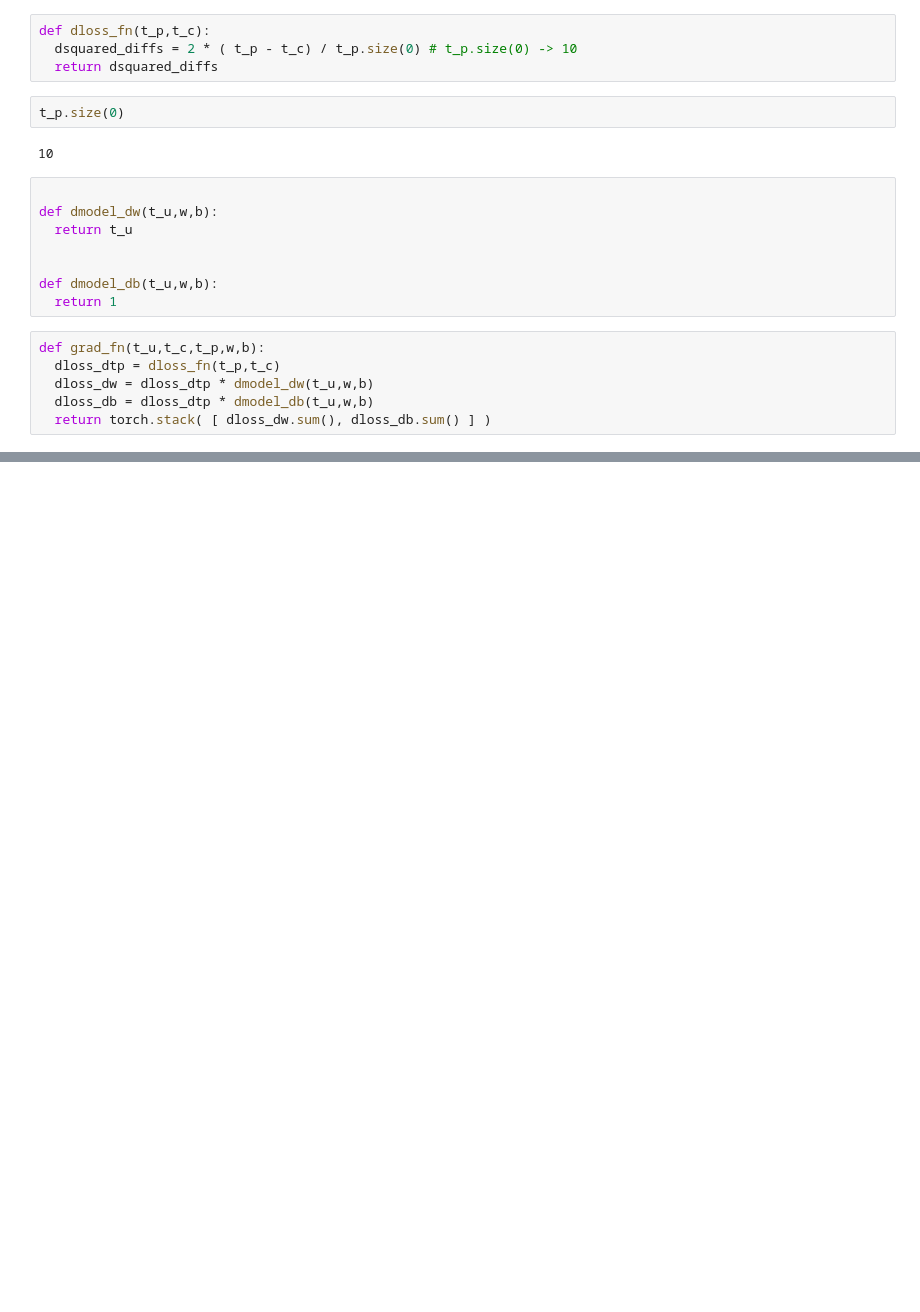
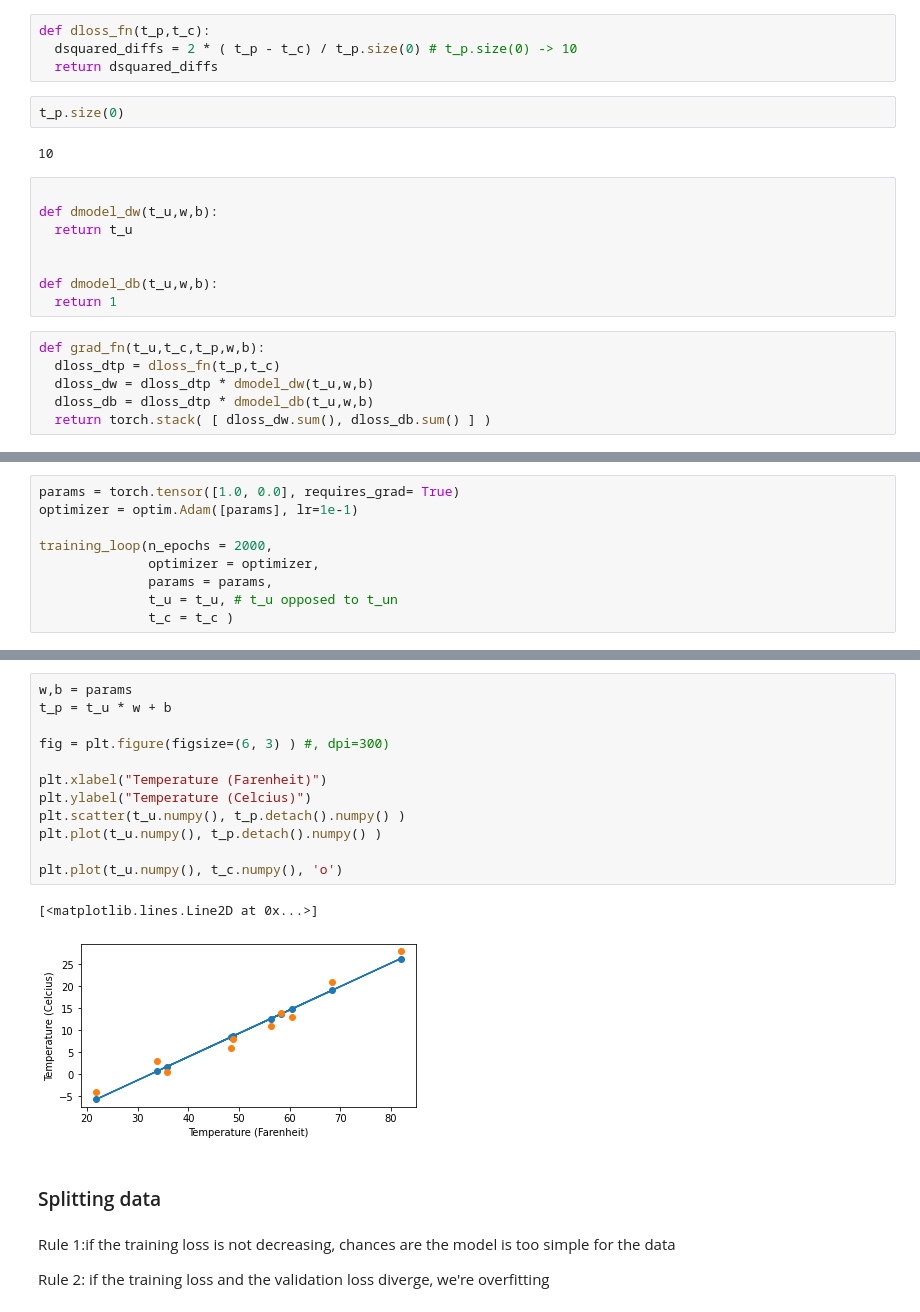
Before and after one commit to harttu/courses, a Jupyter notebook: DeepLearningWithPytorch/Chapter5_model_from_scratch.ipynb, the cells around one changed output, grey strips where cells are left out. Drawn from its saved outputs; the diff is of its cells as text; blank space fills up the shorter version.

```diff
--- a/DeepLearningWithPytorch/Chapter5_model_from_scratch.ipynb
+++ b/DeepLearningWithPytorch/Chapter5_model_from_scratch.ipynb
@@ -119,0 +440,9 @@ tensor([nan, nan])
+# %%
+params = torch.tensor([1.0, 0.0], requires_grad= True)
+optimizer = optim.Adam([params], lr=1e-1)
+
+training_loop(n_epochs = 2000,
+              optimizer = optimizer,
+              params = params,
+              t_u = t_u, # t_u opposed to t_un
+              t_c = t_c )
@@ -119,0 +455,21 @@ tensor([nan, nan])
+# %%
+w,b = params
+t_p = t_u * w + b
+
+fig = plt.figure(figsize=(6, 3) ) #, dpi=300)
+
+plt.xlabel("Temperature (Farenheit)")
+plt.ylabel("Temperature (Celcius)")
+plt.scatter(t_u.numpy(), t_p.detach().numpy() )
+plt.plot(t_u.numpy(), t_p.detach().numpy() )
+
+plt.plot(t_u.numpy(), t_c.numpy(), 'o')
+# %% [output]
+[<matplotlib.lines.Line2D at 0x...>]
+[figure, added]
+# %% [markdown]
+### Splitting data
+# %% [markdown]
+Rule 1:if the training loss is not decreasing, chances are the model is too simple for the data
+
+Rule 2: if the training loss and the validation loss diverge, we're overfitting
```
Also changed, not shown: parts of 56 cells of this notebook.
